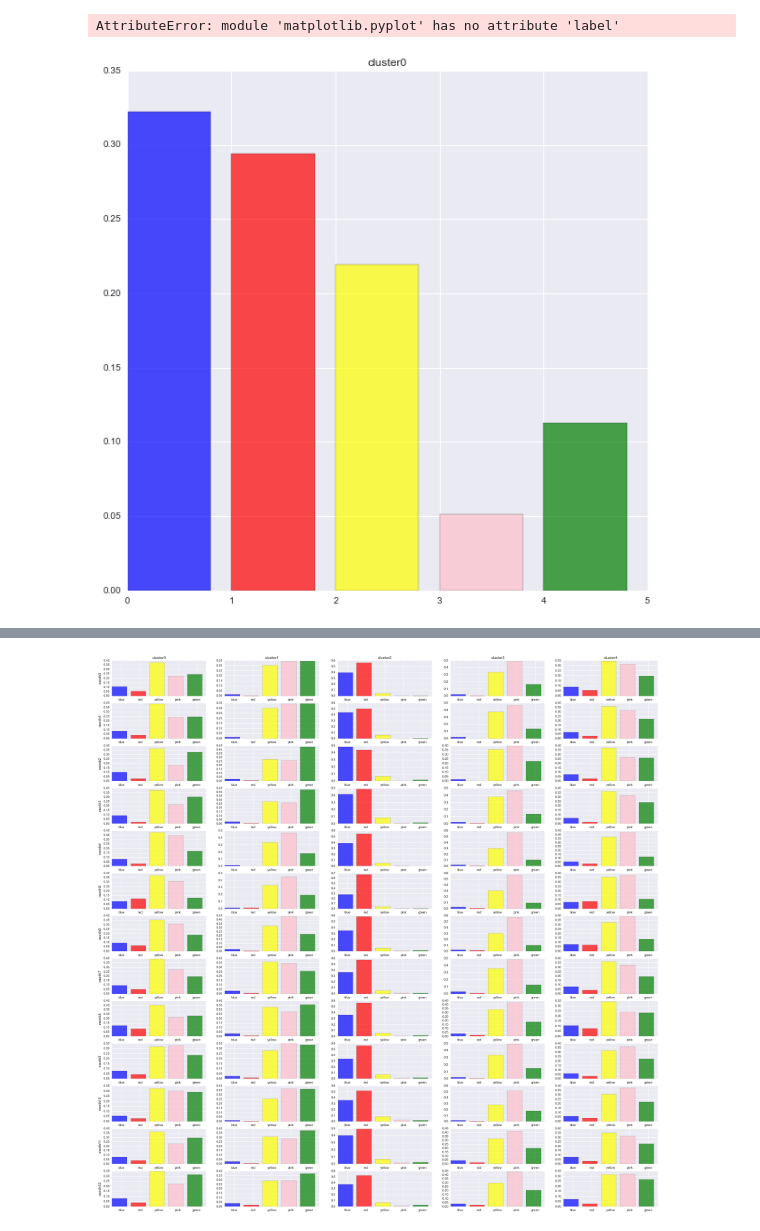
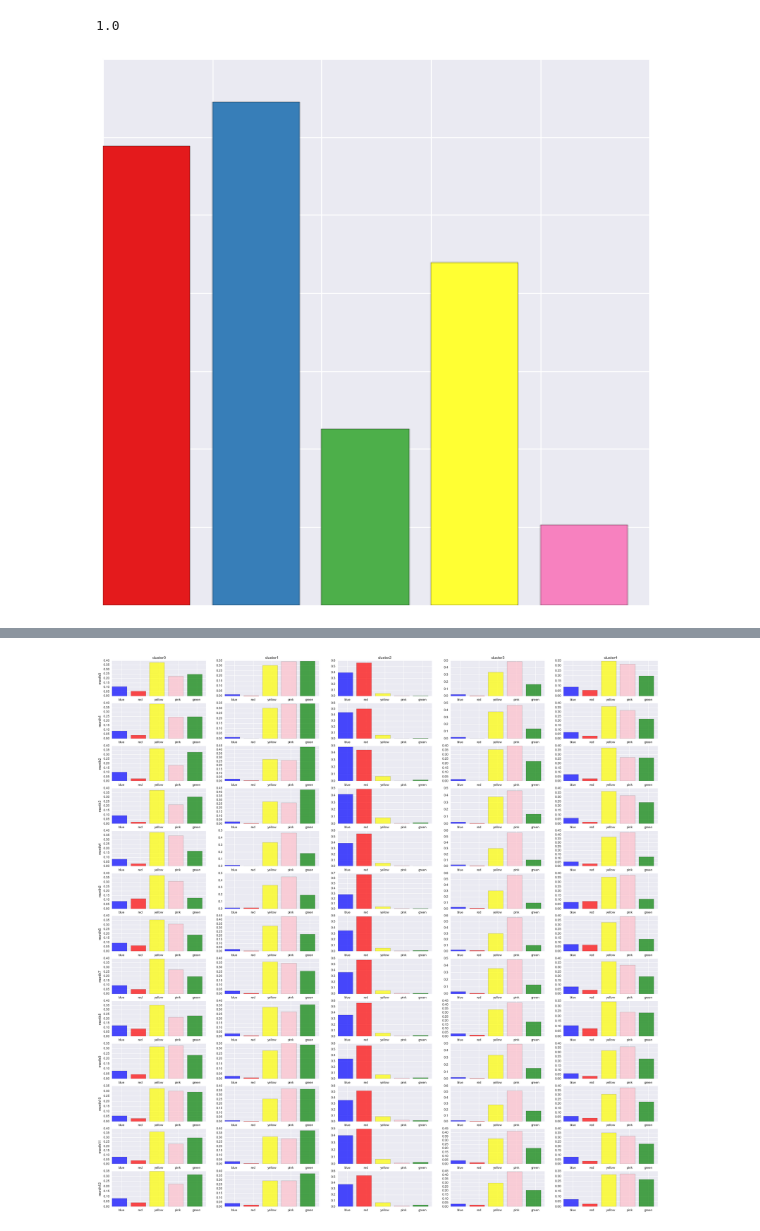
Before and after one commit to kakawamura/DataComp, a Jupyter notebook: Yagi/TTM/log/log_2016-12-13-16/show_itemdist.ipynb, the cells around one changed output, grey strips where cells are left out. Saved outputs shown, nothing was run; the diff lists cells and outputs as text; code cells hidden in the pictures.

```diff
--- a/Yagi/TTM/log/log_2016-12-13-16/show_itemdist.ipynb
+++ b/Yagi/TTM/log/log_2016-12-13-16/show_itemdist.ipynb
@@ -7,7 +7,7 @@ import seaborn
 import os
 # %%
 def idx2color(idx):
-    D = {0:'red', 1:'blue', 2:'green', 3:'yellow', 4:'pink'}
+    D = {0:'#e41a1c', 1:'#377eb8', 2:'#4daf4a', 3:'#ffff33', 4:'#f781bf'}
     return D[idx]
 
 def f(path, K):
@@ -33,28 +33,36 @@ def f(path, K):
                 axes[i, j].set_ylabel('month%d'  %i)
             axes[i, j].set_xticks(x+0.5)
             axes[i, j].set_xticklabels(colors)
+# %%
+sort(itemdists[0][0])
+# %% [output]
+1.0
 # %%
+def sort(list):
+    res = [list[1], list[0], list[4], list[2], list[3]]
+    return res
+
+
 path = '/Users/TakayukiYagi/Developer/M1/competition/DataComp/Yagi/TTM/log/log_2016-12-13-16/log_2016-12-13-16-811231_K5_P13_I100/itemdist/'
 files = os.listdir(path)
 col_name = np.loadtxt(path + 'itemdist_columns.txt', delimiter=',', dtype=int)
 
 itemdists = []
 for i in range(13):
     tmp = np.loadtxt(path + files[i], delimiter=',')
     itemdists.append(tmp)
 
-colors = list(map(idx2color, col_name))
+colors = list(map(idx2color, sort(col_name)))
 
 fig = plt.figure(figsize=(10,10))
 x = np.arange(5)
 
 i = 0
 
 j = 0
-plt.bar(x,itemdists[0][0], color=colors, alpha=0.7)
-plt.title('cluster%d' %j)
-plt.label('month%d'  %i)
+plt.bar(x,sort(itemdists[0][0]), color=colors)
+plt.tick_params(labelleft='off', labelbottom='off')
+plt.savefig('fig6')
 # %% [output]
-AttributeError: module 'matplotlib.pyplot' has no attribute 'label'
-[figure, old version]
+[figure, new version]
 # %%
```
Also changed, not shown: parts of 2 cells of this notebook, 11 other files.
